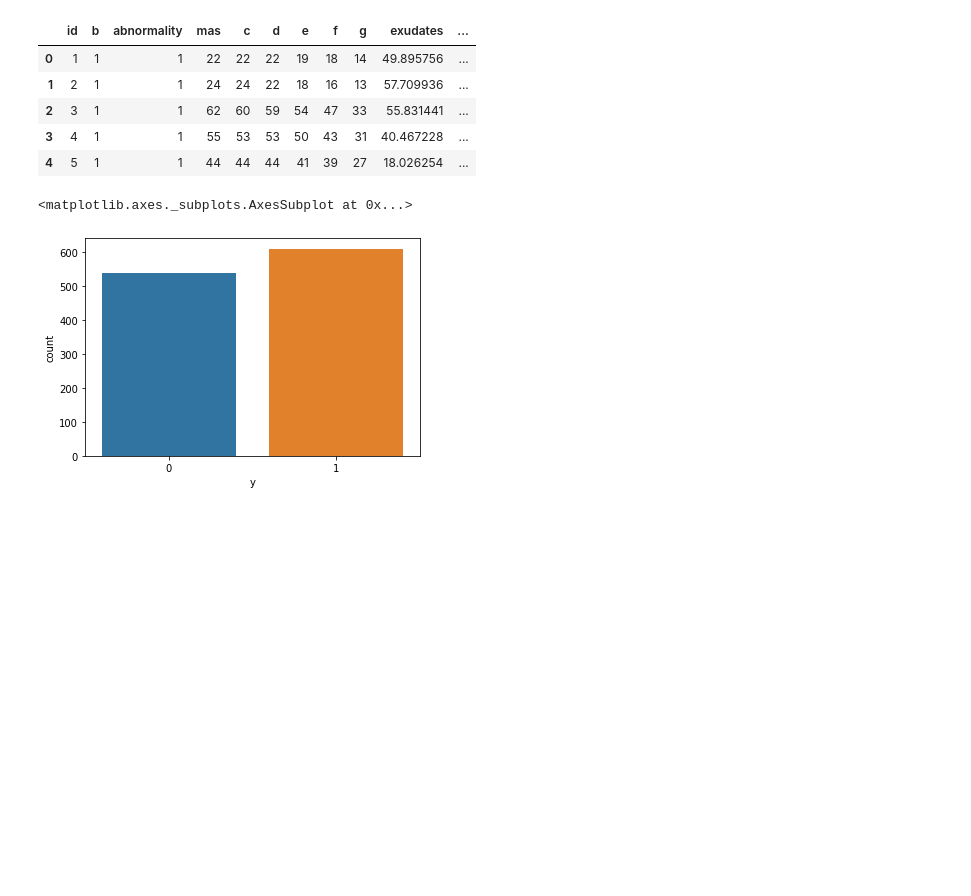
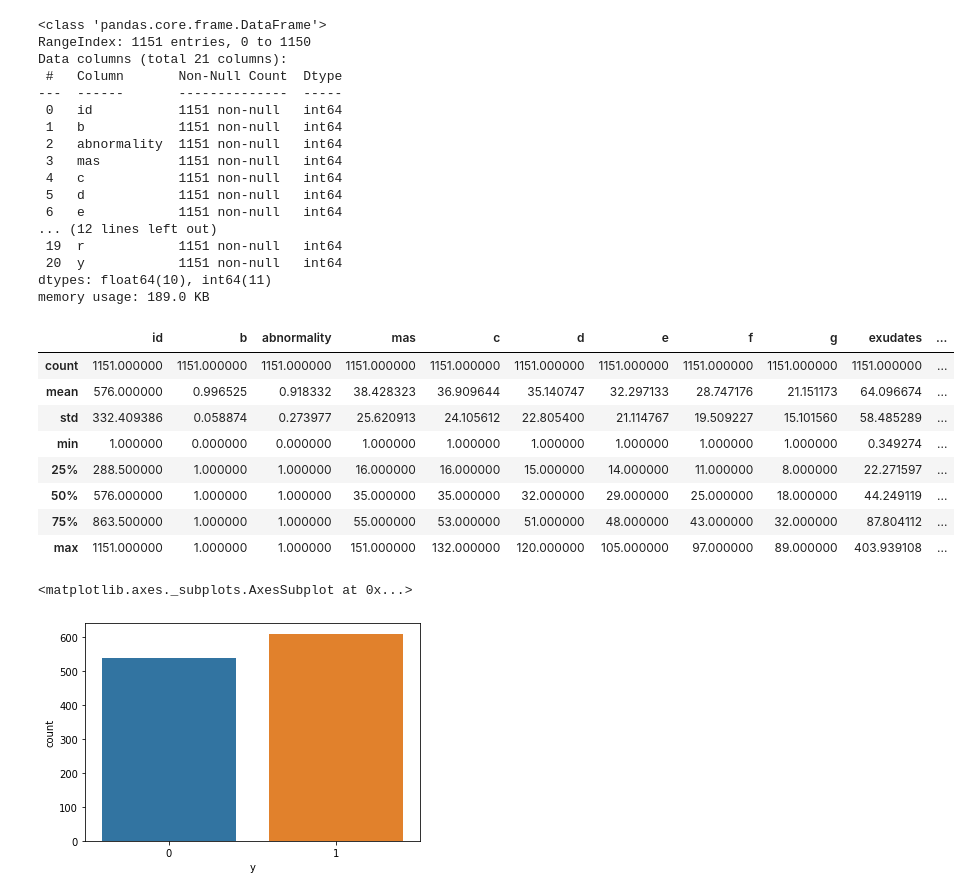
Before and after one commit to shaluduggal/machinelearning, a Jupyter notebook: epileptic_seizure_prediction.ipynb, the cells around one changed output. Cells and saved outputs as stored; diff of their text form; code cells hidden in the pictures; blank space fills up the shorter version.

```diff
--- a/epileptic_seizure_prediction.ipynb
+++ b/epileptic_seizure_prediction.ipynb
@@ -15,14 +22,36 @@ Saving epileptic.csv to epileptic (2).csv
 # %%
-
 df= pd.read_csv(io.BytesIO(uploads['epileptic.csv']),encoding='windows-1252')
+#df= pd.read_csv('epileptic.csv')
 df.head()
+df.info()
+df.describe()
 # %% [output]
+<class 'pandas.core.frame.DataFrame'>
+RangeIndex: 1151 entries, 0 to 1150
+Data columns (total 21 columns):
+ #   Column       Non-Null Count  Dtype
+---  ------       --------------  -----
+ 0   id           1151 non-null   int64
+ 1   b            1151 non-null   int64
+ 2   abnormality  1151 non-null   int64
+ 3   mas          1151 non-null   int64
+ 4   c            1151 non-null   int64
+ 5   d            1151 non-null   int64
+ 6   e            1151 non-null   int64
+... (12 lines left out)
+ 19  r            1151 non-null   int64
+ 20  y            1151 non-null   int64
+dtypes: float64(10), int64(11)
+memory usage: 189.0 KB
 |  | id | b | abnormality | mas | c | d | e | f | g | exudates | ... |
-| 0 | 1 | 1 | 1 | 22 | 22 | 22 | 19 | 18 | 14 | 49.895756 | ... |
-| 1 | 2 | 1 | 1 | 24 | 24 | 22 | 18 | 16 | 13 | 57.709936 | ... |
-| 2 | 3 | 1 | 1 | 62 | 60 | 59 | 54 | 47 | 33 | 55.831441 | ... |
-| 3 | 4 | 1 | 1 | 55 | 53 | 53 | 50 | 43 | 31 | 40.467228 | ... |
-| 4 | 5 | 1 | 1 | 44 | 44 | 44 | 41 | 39 | 27 | 18.026254 | ... |
+| count | 1151.000000 | 1151.000000 | 1151.000000 | 1151.000000 | 1151.000000 | 1151.000000 | 1151.000000 | 1151.000000 | 1151.000000 | 1151.000000 | ... |
+| mean | 576.000000 | 0.996525 | 0.918332 | 38.428323 | 36.909644 | 35.140747 | 32.297133 | 28.747176 | 21.151173 | 64.096674 | ... |
+| std | 332.409386 | 0.058874 | 0.273977 | 25.620913 | 24.105612 | 22.805400 | 21.114767 | 19.509227 | 15.101560 | 58.485289 | ... |
+| min | 1.000000 | 0.000000 | 0.000000 | 1.000000 | 1.000000 | 1.000000 | 1.000000 | 1.000000 | 1.000000 | 0.349274 | ... |
+| 25% | 288.500000 | 1.000000 | 1.000000 | 16.000000 | 16.000000 | 15.000000 | 14.000000 | 11.000000 | 8.000000 | 22.271597 | ... |
+| 50% | 576.000000 | 1.000000 | 1.000000 | 35.000000 | 35.000000 | 32.000000 | 29.000000 | 25.000000 | 18.000000 | 44.249119 | ... |
+| 75% | 863.500000 | 1.000000 | 1.000000 | 55.000000 | 53.000000 | 51.000000 | 48.000000 | 43.000000 | 32.000000 | 87.804112 | ... |
+| max | 1151.000000 | 1.000000 | 1.000000 | 151.000000 | 132.000000 | 120.000000 | 105.000000 | 97.000000 | 89.000000 | 403.939108 | ... |
 # %%
 sns.countplot(df['y'],label='epileptic')
 # %% [output]
```
Also changed, not shown: parts of 19 cells of this notebook.
